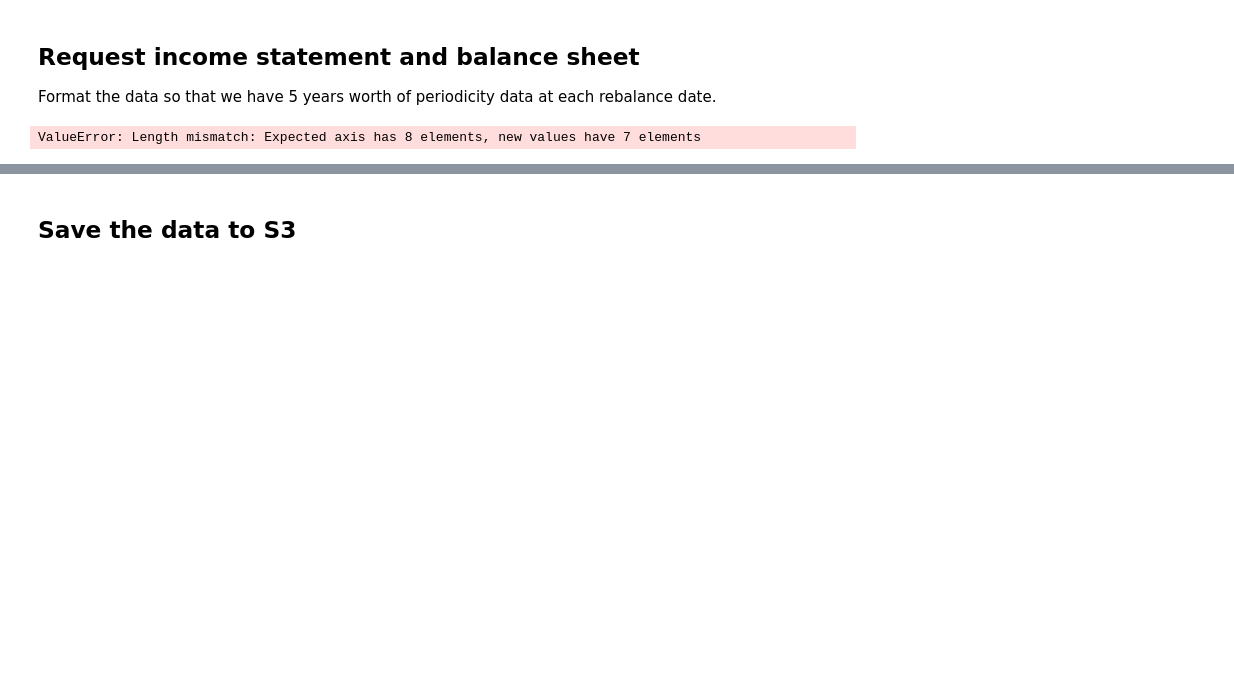
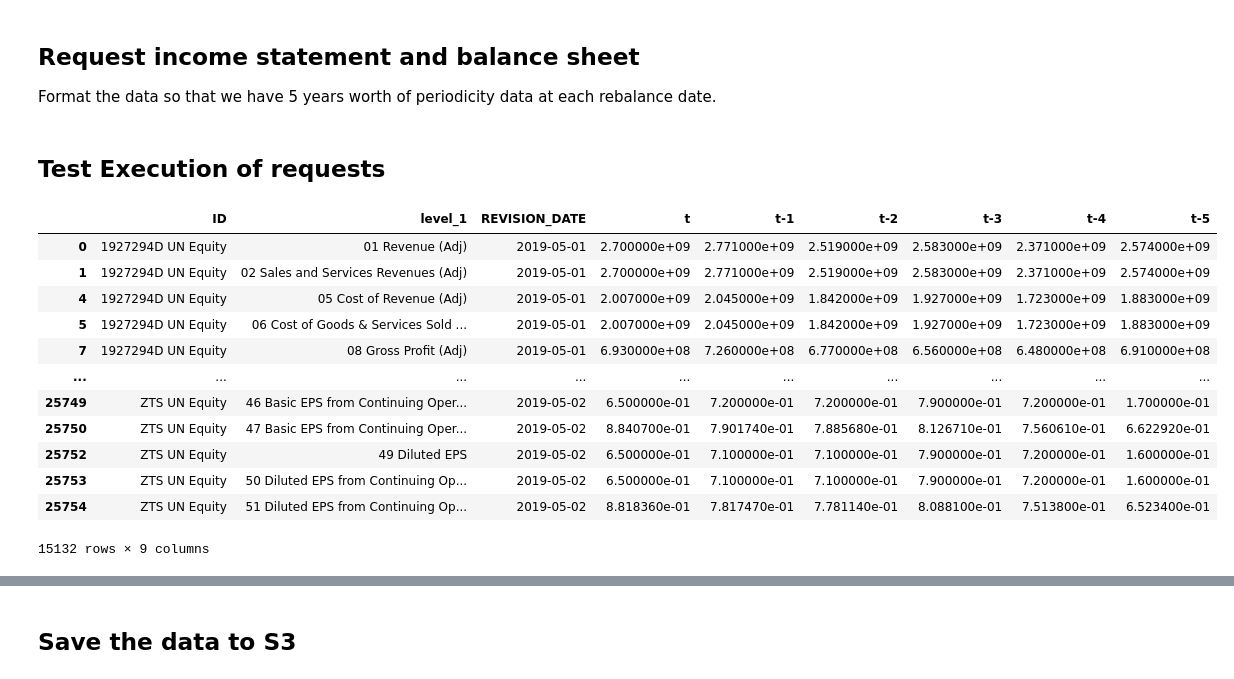
Before and after one commit to bmc-eng/LLMFinancialAnalyst, a Jupyter notebook: 01 - Get Data.ipynb, the cells around one changed output, grey strips where cells are left out. Drawn from its saved outputs; the diff is of its cells as text; code cells hidden in the pictures; blank space fills up the shorter version.

```diff
--- a/01 - Get Data.ipynb
+++ b/01 - Get Data.ipynb
@@ -173,33 +173,53 @@ univ, is_fields, bs_fields = setup_request('SPX Index', as_of_date)
 # %%
 req = bql.Request(univ, is_fields)
 data = bq.execute(req)
+# %% [markdown]
+## Test Execution of requests
 # %%
 # Convert this into a data grid - per security - time series along the top, all fields and by individual security
 def add_revision_date(data, formatted_df):
     df = data[0].df().sort_values('PERIOD_END_DATE', ascending=False).reset_index()
     revisions = df.drop_duplicates(subset=['ID'], keep='first').set_index('ID')['REVISION_DATE']
     return formatted_df.merge(revisions, on='ID').set_index(['ID','level_1','REVISION_DATE']).reset_index()
 
 
 def format_bql_output(data, field_list):
     fields = list(field_list.keys())
     # loop through each BQL response and pivot data so that time series is horizonal and companies are vertical
     df_all = [data[index].df()[data[index].df()['PERIOD_END_DATE'] != 0]
               .pivot(columns='PERIOD_END_DATE', values=[fields[index]])
               .fillna(0)
               for index in range(0,len(fields))]
     # concat all of the datasets together
     df2 = pd.concat(df_all, axis=1)
     df3 = df2.stack().transpose().stack().unstack(level=0).transpose().fillna(0)
     df4 = df3.loc[:, (df3 != 0).any(axis=0)]
-    # Reformat the columns to remove dates - remove t0 as it has not been reported yet
-    df4 = df4.set_axis(['t-5','t-4','t-3','t-2','t-1', 't', 't0' ], axis='columns').drop(columns=['t0'])
-    df5 = df4[df4.columns[::-1]].reset_index()
+    # Reformat the columns to remove dates - remove t0 as it has not been reported yet - will need to fix later
+    if len(df4.columns) == 7:
+        df5 = df4.set_axis(['t-5','t-4','t-3','t-2','t-1', 't', 't0' ], axis='columns').drop(columns=['t0'])
+    else:
+        df5 = df4.drop(columns=df4.columns[0:(len(df4.columns)-7)])
+        df5 = df5.set_axis(['t-5','t-4','t-3','t-2','t-1', 't', 't0' ], axis='columns').drop(columns=['t0'])
+    df6 = df5[df5.columns[::-1]].reset_index()
+    df7 = add_revision_date(data, df6)
+
     # Merge in the revision date
-    return add_revision_date(data, df5)
+    return df7.drop(df7.index[~df7[['t-5','t-4','t-3','t-2','t-1', 't']].gt(0).any(axis=1)])
 
 
 df_test = format_bql_output(data, is_fields)
 df_test
 # %% [output]
+|  | ID | level_1 | REVISION_DATE | t | t-1 | t-2 | t-3 | t-4 | t-5 |
+| 0 | 1927294D UN Equity | 01 Revenue (Adj) | 2019-05-01 | 2.700000e+09 | 2.771000e+09 | 2.519000e+09 | 2.583000e+09 | 2.371000e+09 | 2.574000e+09 |
+| 1 | 1927294D UN Equity | 02 Sales and Services Revenues (Adj) | 2019-05-01 | 2.700000e+09 | 2.771000e+09 | 2.519000e+09 | 2.583000e+09 | 2.371000e+09 | 2.574000e+09 |
+| 4 | 1927294D UN Equity | 05 Cost of Revenue (Adj) | 2019-05-01 | 2.007000e+09 | 2.045000e+09 | 1.842000e+09 | 1.927000e+09 | 1.723000e+09 | 1.883000e+09 |
+| 5 | 1927294D UN Equity | 06 Cost of Goods & Services Sold ... | 2019-05-01 | 2.007000e+09 | 2.045000e+09 | 1.842000e+09 | 1.927000e+09 | 1.723000e+09 | 1.883000e+09 |
+| 7 | 1927294D UN Equity | 08 Gross Profit (Adj) | 2019-05-01 | 6.930000e+08 | 7.260000e+08 | 6.770000e+08 | 6.560000e+08 | 6.480000e+08 | 6.910000e+08 |
+| ... | ... | ... | ... | ... | ... | ... | ... | ... | ... |
+| 25749 | ZTS UN Equity | 46 Basic EPS from Continuing Oper... | 2019-05-02 | 6.500000e-01 | 7.200000e-01 | 7.200000e-01 | 7.900000e-01 | 7.200000e-01 | 1.700000e-01 |
+| 25750 | ZTS UN Equity | 47 Basic EPS from Continuing Oper... | 2019-05-02 | 8.840700e-01 | 7.901740e-01 | 7.885680e-01 | 8.126710e-01 | 7.560610e-01 | 6.622920e-01 |
+| 25752 | ZTS UN Equity | 49 Diluted EPS | 2019-05-02 | 6.500000e-01 | 7.100000e-01 | 7.100000e-01 | 7.900000e-01 | 7.200000e-01 | 1.600000e-01 |
+| 25753 | ZTS UN Equity | 50 Diluted EPS from Continuing Op... | 2019-05-02 | 6.500000e-01 | 7.100000e-01 | 7.100000e-01 | 7.900000e-01 | 7.200000e-01 | 1.600000e-01 |
+| 25754 | ZTS UN Equity | 51 Diluted EPS from Continuing Op... | 2019-05-02 | 8.818360e-01 | 7.817470e-01 | 7.781140e-01 | 8.088100e-01 | 7.513800e-01 | 6.523400e-01 |
-ValueError: Length mismatch: Expected axis has 8 elements, new values have 7 elements
+15132 rows × 9 columns
```
Also changed, not shown: parts of 6 cells of this notebook.
